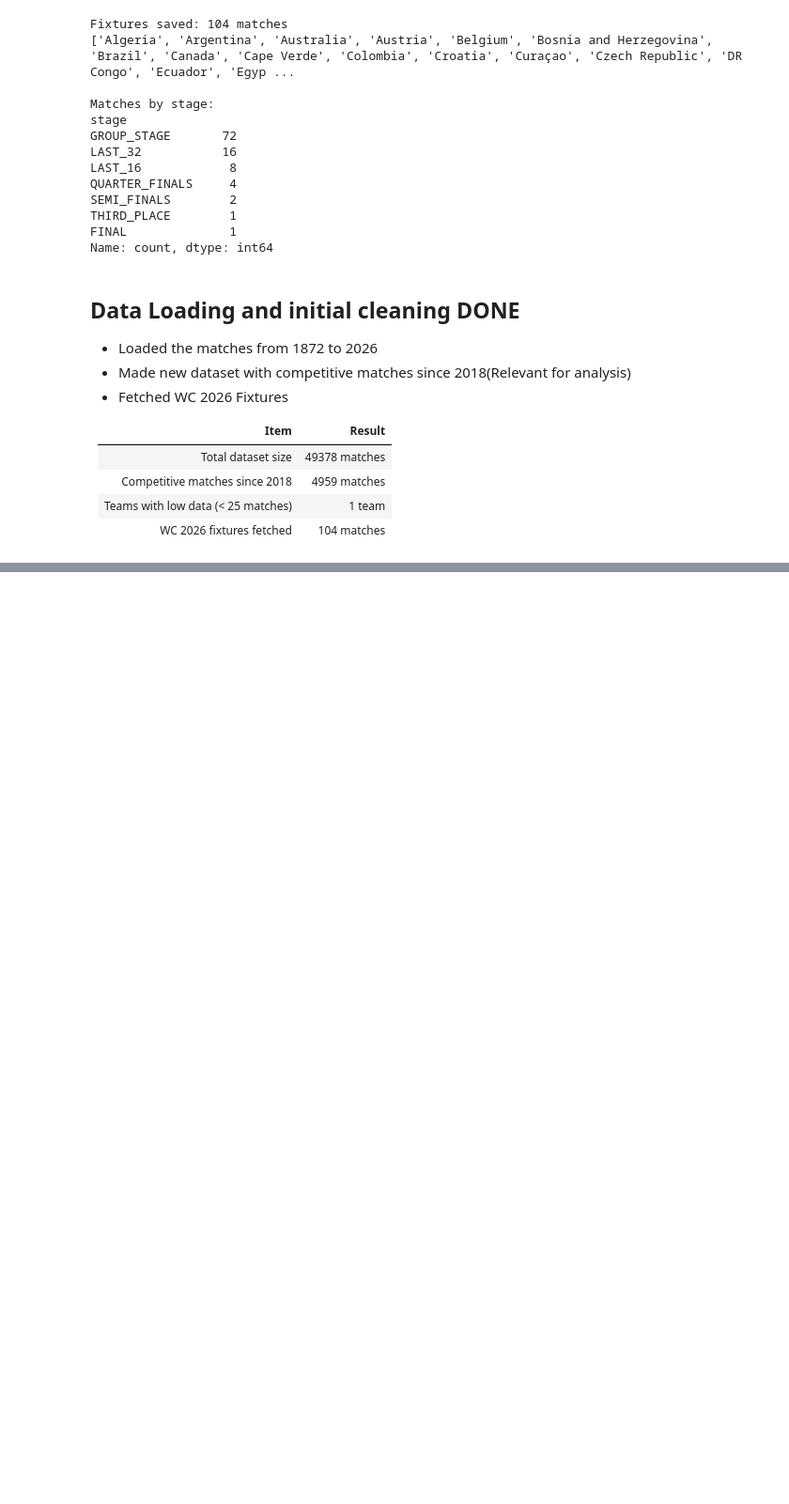
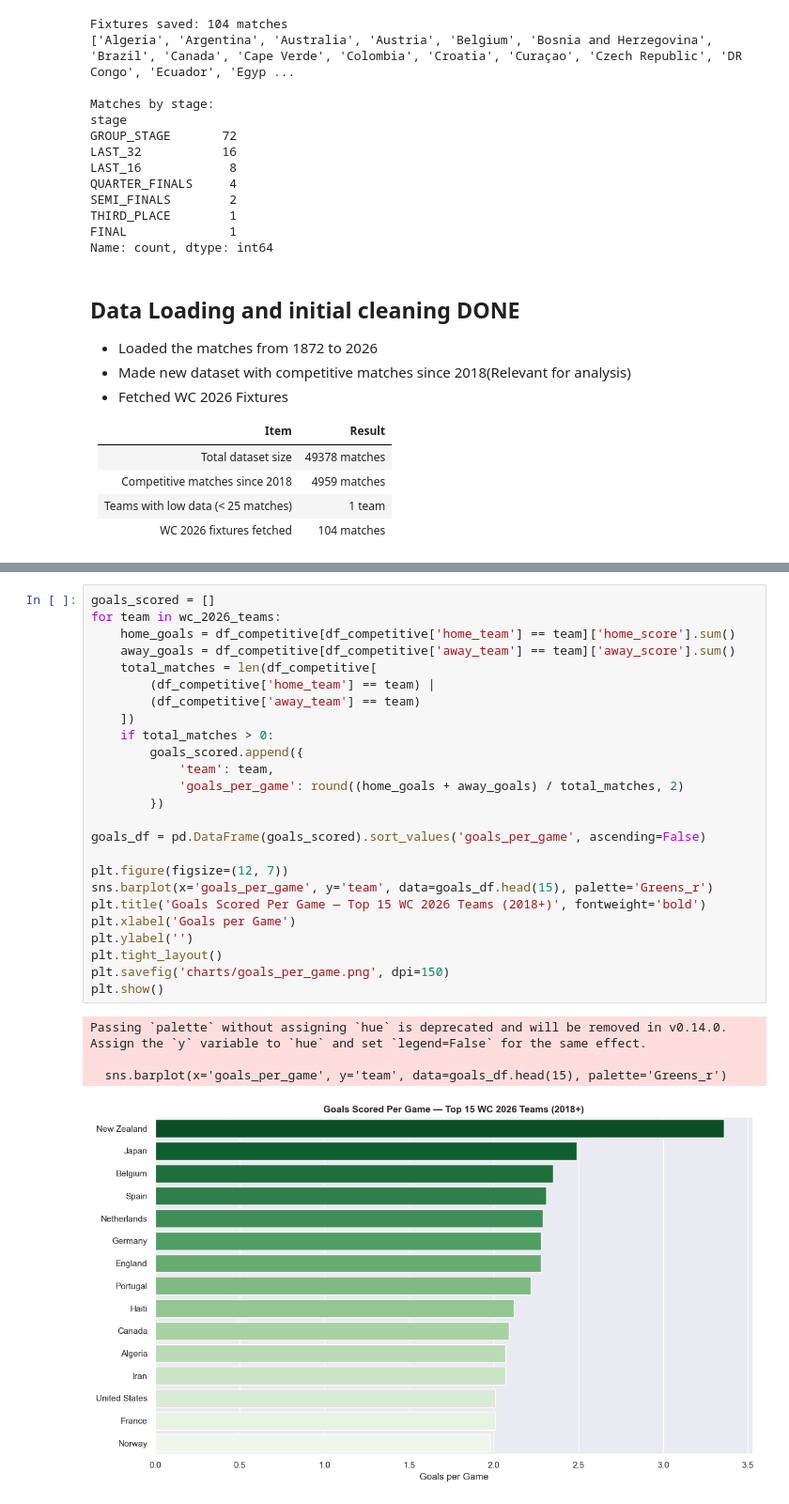
Before and after one commit to ojas996/fifa-world-cup-2026-analysis, a Jupyter notebook: analysis.ipynb, the cells around one changed output, grey strips where cells are left out. Shown at 94% size. Saved outputs shown, nothing was run; the diff lists cells and outputs as text; blank space fills up the shorter version.

```diff
--- a/analysis.ipynb
+++ b/analysis.ipynb
@@ -311,0 +377,30 @@ Name: count, dtype: int64
+# %%
+goals_scored = []
+for team in wc_2026_teams:
+    home_goals = df_competitive[df_competitive['home_team'] == team]['home_score'].sum()
+    away_goals = df_competitive[df_competitive['away_team'] == team]['away_score'].sum()
+    total_matches = len(df_competitive[
+        (df_competitive['home_team'] == team) |
+        (df_competitive['away_team'] == team)
+    ])
+    if total_matches > 0:
+        goals_scored.append({
+            'team': team,
+            'goals_per_game': round((home_goals + away_goals) / total_matches, 2)
+        })
+
+goals_df = pd.DataFrame(goals_scored).sort_values('goals_per_game', ascending=False)
+
+plt.figure(figsize=(12, 7))
+sns.barplot(x='goals_per_game', y='team', data=goals_df.head(15), palette='Greens_r')
+plt.title('Goals Scored Per Game — Top 15 WC 2026 Teams (2018+)', fontweight='bold')
+plt.xlabel('Goals per Game')
+plt.ylabel('')
+plt.tight_layout()
+plt.savefig('charts/goals_per_game.png', dpi=150)
+plt.show()
+# %% [output]
+Passing `palette` without assigning `hue` is deprecated and will be removed in v0.14.0. Assign the `y` variable to `hue` and set `legend=False` for the same effect.
+
+  sns.barplot(x='goals_per_game', y='team', data=goals_df.head(15), palette='Greens_r')
+[figure, added]
```
Also changed, not shown: parts of 5 cells of this notebook, 4 other files.
